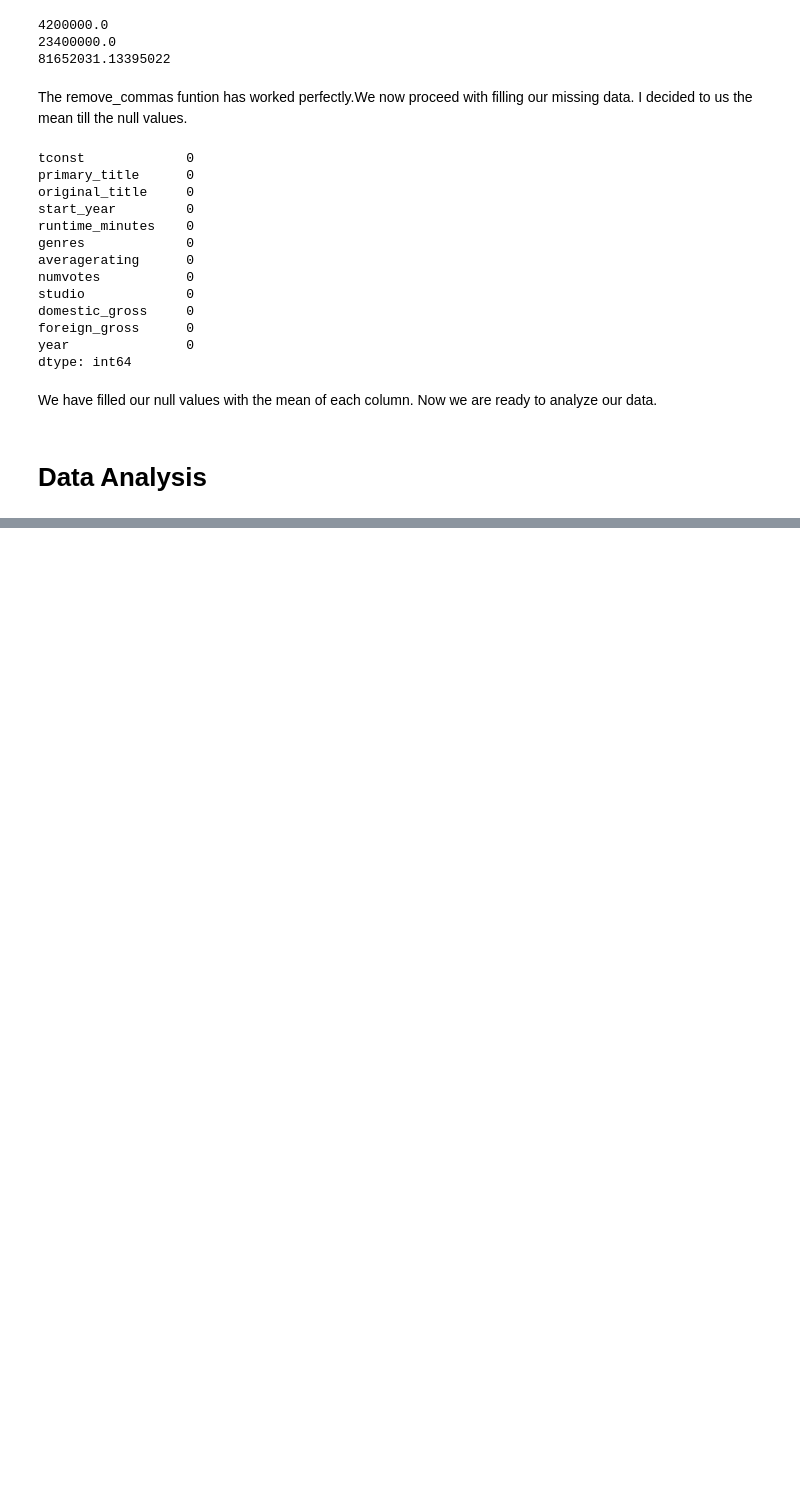
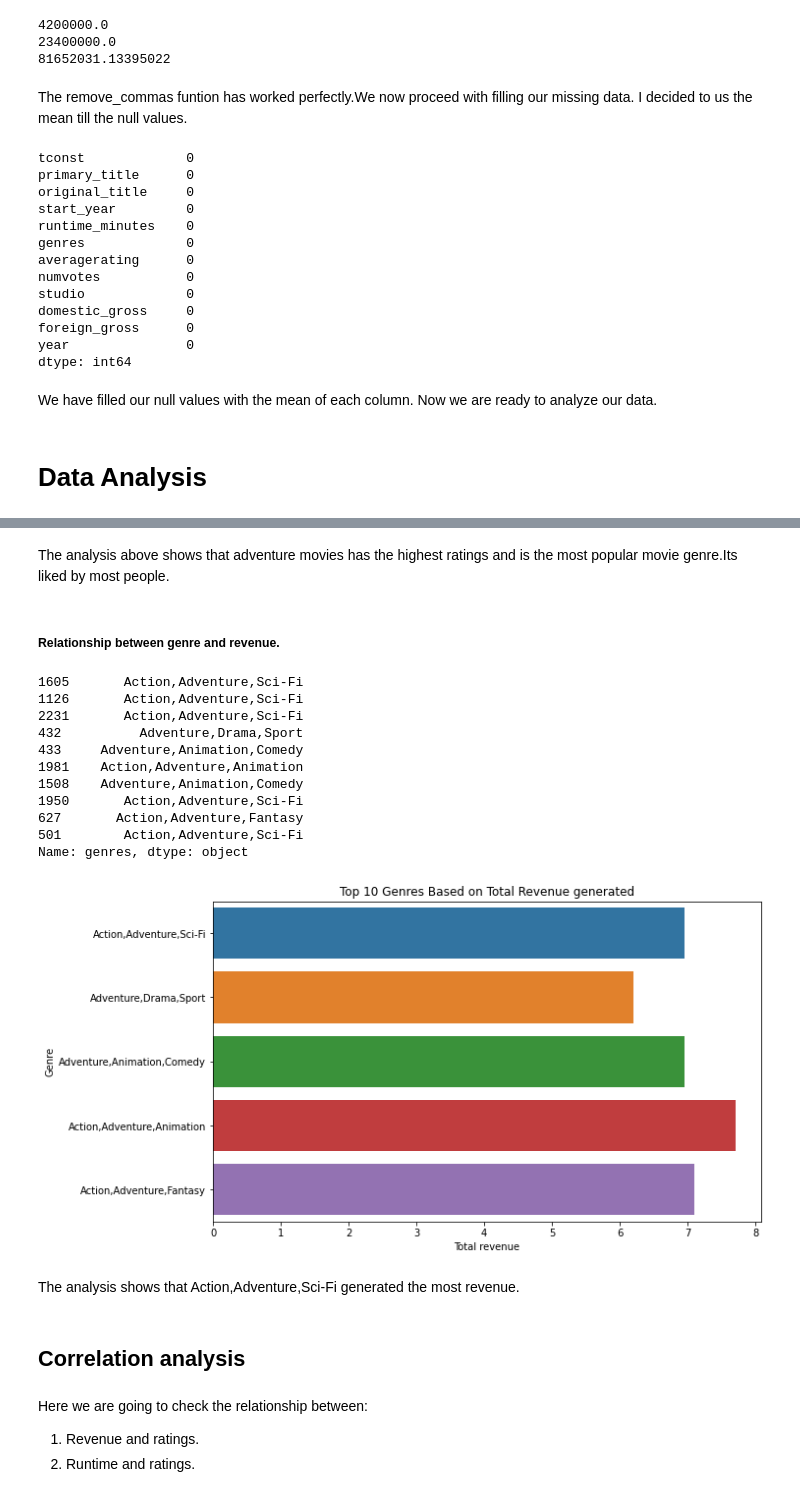
Before and after one commit to Kipsowe/dsc-phase-1-project, a Jupyter notebook: student.ipynb, the cells around one changed output, grey strips where cells are left out. Saved outputs shown, nothing was run; the diff lists cells and outputs as text; code cells hidden in the pictures; blank space fills up the shorter version.

```diff
--- a/student.ipynb
+++ b/student.ipynb
@@ -424,0 +476,36 @@ We have filled our null values with the mean of each column. Now we are ready to
+# %% [markdown]
+The analysis above shows that adventure movies has the highest ratings and is the most popular movie genre.Its liked by most people.
+# %% [markdown]
+##### Relationship between genre and revenue.
+# %%
+# Sorting genres by average rating in a descending order
+top_10_revenue = df.sort_values(by='total_revenue', ascending=False).head(10)
+# Bar plot to show the top ten genres based on the average ratings.
+plt.figure(figsize=(10, 6))
+sns.barplot(data=top_10_revenue, x='averagerating', y='genres', ci=None, orient='h')
+plt.xlabel('Total revenue')
+plt.ylabel('Genre')
+plt.title('Top 10 Genres Based on Total Revenue generated')
+print(top_10_revenue["genres"])
+plt.show()
+# %% [output]
+1605       Action,Adventure,Sci-Fi
+1126       Action,Adventure,Sci-Fi
+2231       Action,Adventure,Sci-Fi
+432          Adventure,Drama,Sport
+433     Adventure,Animation,Comedy
+1981    Action,Adventure,Animation
+1508    Adventure,Animation,Comedy
+1950       Action,Adventure,Sci-Fi
+627       Action,Adventure,Fantasy
+501        Action,Adventure,Sci-Fi
+Name: genres, dtype: object
+[figure, added]
+# %% [markdown]
+The analysis shows that  Action,Adventure,Sci-Fi generated the most revenue.
+# %% [markdown]
+## Correlation analysis
+# %% [markdown]
+Here we are going to check the relationship between:
+1. Revenue and ratings.
+2. Runtime and ratings.
```
Also changed, not shown: parts of 8 cells of this notebook.
